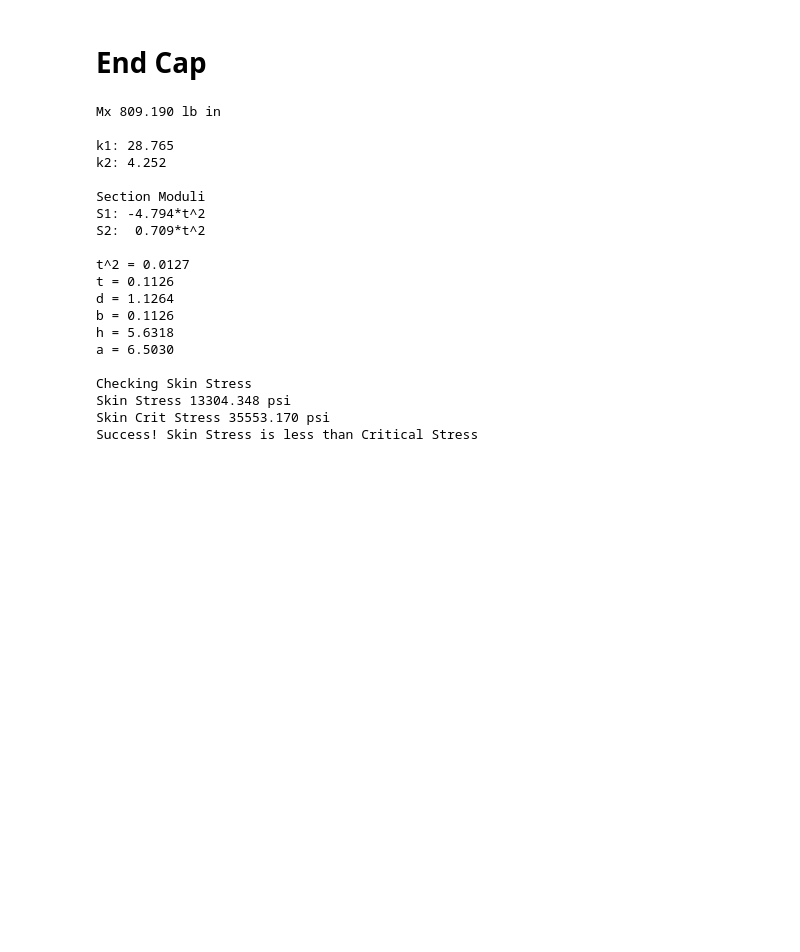
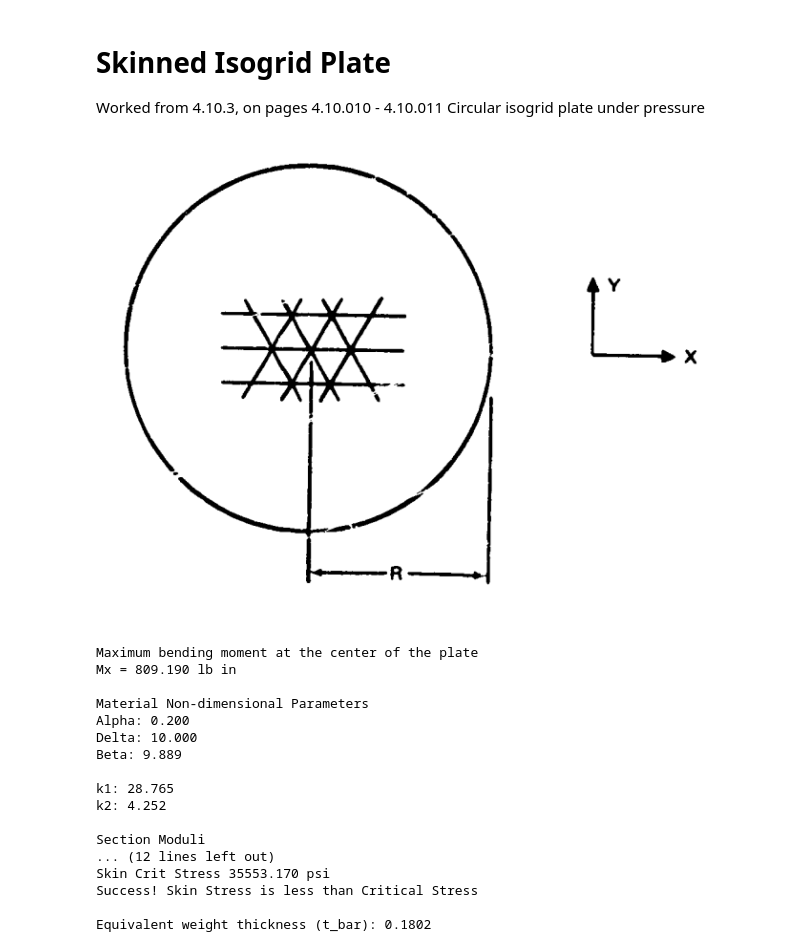
Before and after one commit to psas/lv4-isotank, a Jupyter notebook: examples/worked_example_4.10.3.ipynb, the cells around one changed output. Saved outputs shown, nothing was run; the diff lists cells and outputs as text; code cells hidden in the pictures; blank space fills up the shorter version.

Commit message:
examples - added additional detail to 4.10.3

```diff
--- a/examples/worked_example_4.10.3.ipynb
+++ b/examples/worked_example_4.10.3.ipynb
@@ -1,8 +1,14 @@
-# %% [markdown]
-# End Cap
+# %% [markdown]
+# Skinned Isogrid Plate
+Worked from 4.10.3, on pages 4.10.010 - 4.10.011
+Circular isogrid plate under pressure
+# %%
+from IPython.display import Image
+Image(filename='example_4.10.3.png')
+# %% [output]
+[figure, added]
 # %%
 import math
-# Worked from 4.10.3, on pages 4.10.010 - 4.10.011
 
 # Inputs
 R = 36.0
@@ -18,7 +24,8 @@ nu = 0.33
 
 # Find Maximum Stress at Center of the Plate
 Mx = (3 + nu)/16*q*R**2 # lb-in
-print('\nMx {:5.3f} lb in'.format(Mx))
+print('Maximum bending moment at the center of the plate')
+print('Mx = {:5.3f} lb in'.format(Mx))
 
 # Note: The example uses the tables to find k1 and k2. Since we have somewhat
 # more compute power than the 1960s, we just solve directly
@@ -26,6 +33,11 @@ if flanges == False:
     beta = (3*alpha*(1+delta)**2+(1+alpha)*(1+alpha*delta**2))**0.5
 k1 = beta**2/(2*alpha+alpha*delta+1)
 k2 = beta**2/(2*delta+alpha*delta+1)
+
+print('\nMaterial Non-dimensional Parameters')
+print('Alpha: {:5.3f}'.format(alpha))
+print('Delta: {:5.3f}'.format(delta))
+print('Beta: {:5.3f}'.format(beta))
 
 print('\nk1: {:5.3f}'.format(k1))
 print('k2: {:5.3f}'.format(k2))
@@ -66,24 +78,24 @@ if sigma_skin < sigma_crit :
     print('Success! Skin Stress is less than Critical Stress')
 else:
     print('WARNING! Skin Stress is greater than Critical Stress!')
+
+t_bar = t*(1+3*alpha)
+print('\nEquivalent weight thickness (t_bar): {:5.4f}'.format(t_bar))
 # %% [output]
-Mx 809.190 lb in
+Maximum bending moment at the center of the plate
+Mx = 809.190 lb in
+
+Material Non-dimensional Parameters
+Alpha: 0.200
+Delta: 10.000
+Beta: 9.889
 
 k1: 28.765
 k2: 4.252
 
 Section Moduli
-S1: -4.794*t^2
-S2:  0.709*t^2
-
-t^2 = 0.0127
-t = 0.1126
-d = 1.1264
-b = 0.1126
-h = 5.6318
-a = 6.5030
-
-Checking Skin Stress
-Skin Stress 13304.348 psi
+... (12 lines left out)
 Skin Crit Stress 35553.170 psi
 Success! Skin Stress is less than Critical Stress
+
+Equivalent weight thickness (t_bar): 0.1802
```
Also changed, not shown: 2 other files.
